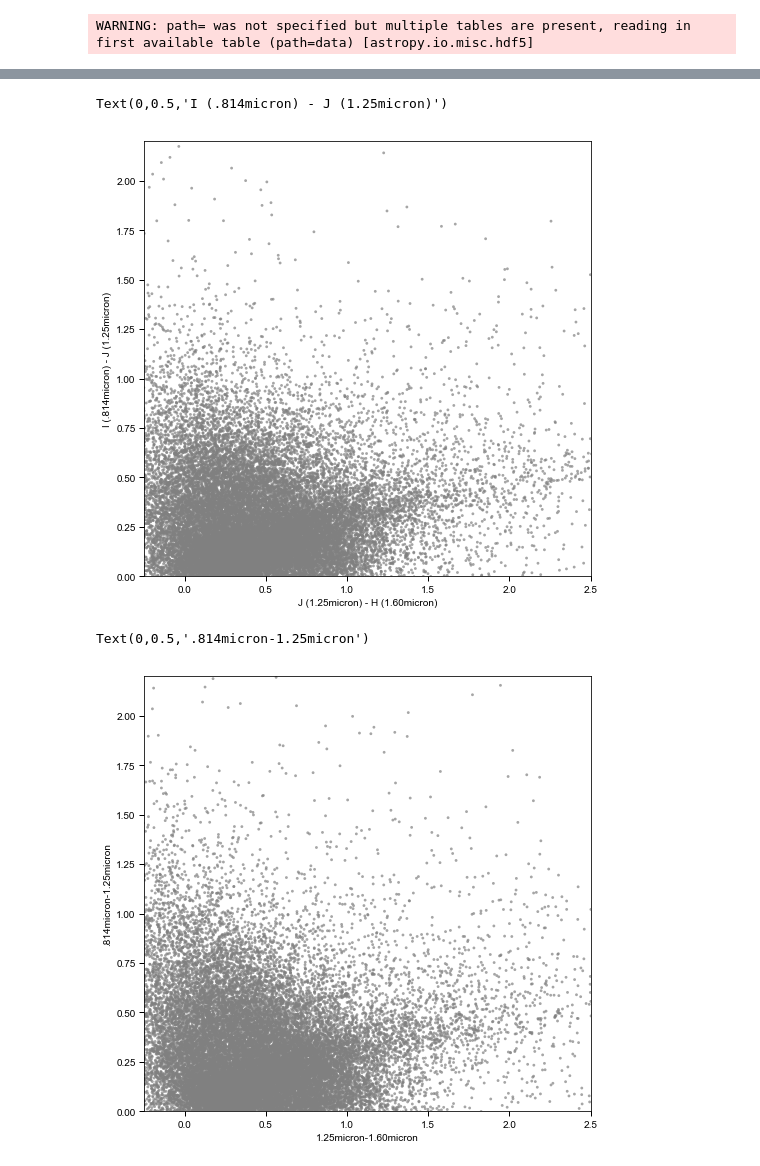
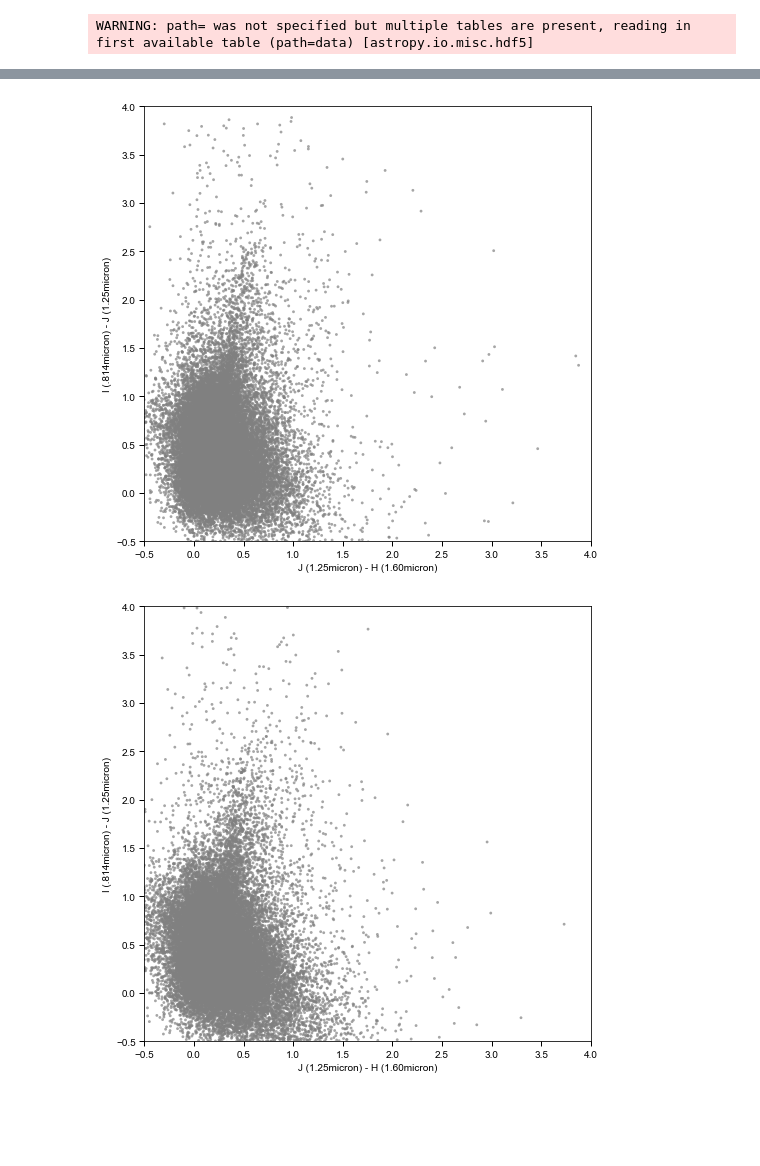
Before and after one commit to jztuan/SIP18, a Jupyter notebook: color_color_diagram_814_125_160.ipynb, the cells around one changed output, grey strips where cells are left out. Cells and saved outputs as stored; diff of their text form; code cells hidden in the pictures; blank space fills up the shorter version.

```diff
--- a/color_color_diagram_814_125_160.ipynb
+++ b/color_color_diagram_814_125_160.ipynb
@@ -143,22 +137,22 @@ plt.savefig('/Users/Andy/Desktop/test2.pdf')
 # %%
 fig=plt.figure(figsize=(8,8))
-plt.scatter(f814_f125_gds,f125_f160_gds,c='gray',edgecolors='none',s=8,alpha=0.7)
-plt.xlim(-0.25,2.5)
-plt.ylim(0,2.2)
+plt.scatter(f125_f160_gds,f814_f125_gds,c='gray',edgecolors='none',s=8,alpha=0.7)
+plt.xlim(-0.5,4)
+plt.ylim(-0.5,4)
 plt.xlabel('J (1.25micron) - H (1.60micron)')
 plt.ylabel('I (.814micron) - J (1.25micron)')
+plt.savefig('/Users/Andy/Desktop/IJH_full_gds.pdf')
 # %% [output]
-Text(0,0.5,'I (.814micron) - J (1.25micron)')
-[figure, old version]
+[figure, new version]
 # %%
 fig=plt.figure(figsize=(8,8))
-plt.scatter(f814_f125_egs,f125_f160_egs,c='gray',edgecolors='none',s=8,alpha=0.7)
-plt.xlim(-0.25,2.5)
-plt.ylim(0,2.2)
+plt.scatter(f125_f160_egs,f814_f125_egs,c='gray',edgecolors='none',s=8,alpha=0.7)
+plt.xlim(-0.5,4)
+plt.ylim(-0.5,4)
 plt.xlabel('J (1.25micron) - H (1.60micron)')
 plt.ylabel('I (.814micron) - J (1.25micron)')
+plt.savefig('/Users/Andy/Desktop/IJH_full_egs.pdf')
 # %% [output]
-Text(0,0.5,'.814micron-1.25micron')
-[figure, old version]
+[figure, new version]
 # %%
 fig=plt.figure(figsize=(8,8))
```
Also changed, not shown: parts of 4 cells of this notebook, 8 other files.
